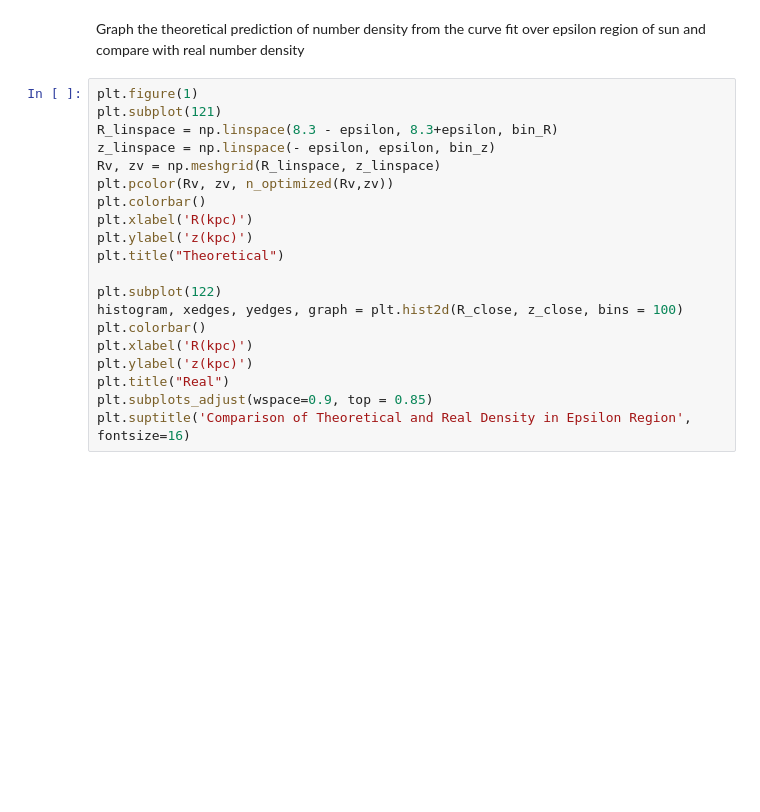
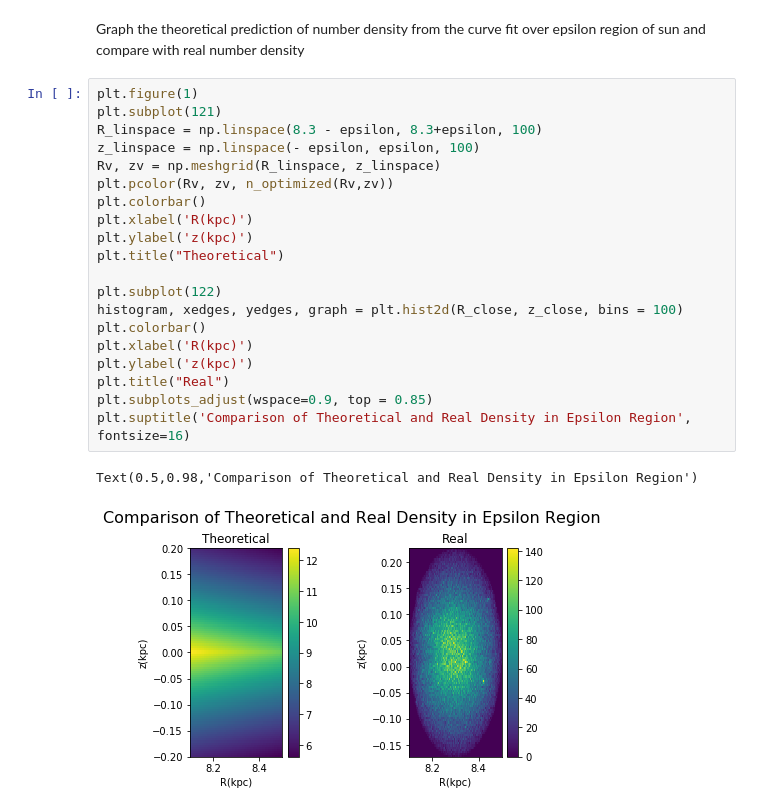
Before and after one commit to mwbub/Gaia-I3, a Jupyter notebook: Code/mock_data/sampling/selection function.ipynb, the cells around one changed output. Saved outputs shown, nothing was run; the diff lists cells and outputs as text; blank space fills up the shorter version.

```diff
--- a/Code/mock_data/sampling/selection function.ipynb
+++ b/Code/mock_data/sampling/selection function.ipynb
@@ -105,20 +108,23 @@ Graph the theoretical prediction of number density from the curve fit over epsil
 # %%
 plt.figure(1)
 plt.subplot(121)
-R_linspace = np.linspace(8.3 - epsilon, 8.3+epsilon, bin_R)
-z_linspace = np.linspace(- epsilon, epsilon, bin_z)
+R_linspace = np.linspace(8.3 - epsilon, 8.3+epsilon, 100)
+z_linspace = np.linspace(- epsilon, epsilon, 100)
 Rv, zv = np.meshgrid(R_linspace, z_linspace)
 plt.pcolor(Rv, zv, n_optimized(Rv,zv))
 plt.colorbar()
 plt.xlabel('R(kpc)')
 plt.ylabel('z(kpc)')
 plt.title("Theoretical")
 
 plt.subplot(122)
 histogram, xedges, yedges, graph = plt.hist2d(R_close, z_close, bins = 100)
 plt.colorbar()
 plt.xlabel('R(kpc)')
 plt.ylabel('z(kpc)')
 plt.title("Real")
 plt.subplots_adjust(wspace=0.9, top = 0.85)
 plt.suptitle('Comparison of Theoretical and Real Density in Epsilon Region', fontsize=16)
+# %% [output]
+Text(0.5,0.98,'Comparison of Theoretical and Real Density in Epsilon Region')
+[figure, added]
```
Also changed, not shown: parts of 1 cell of this notebook.
